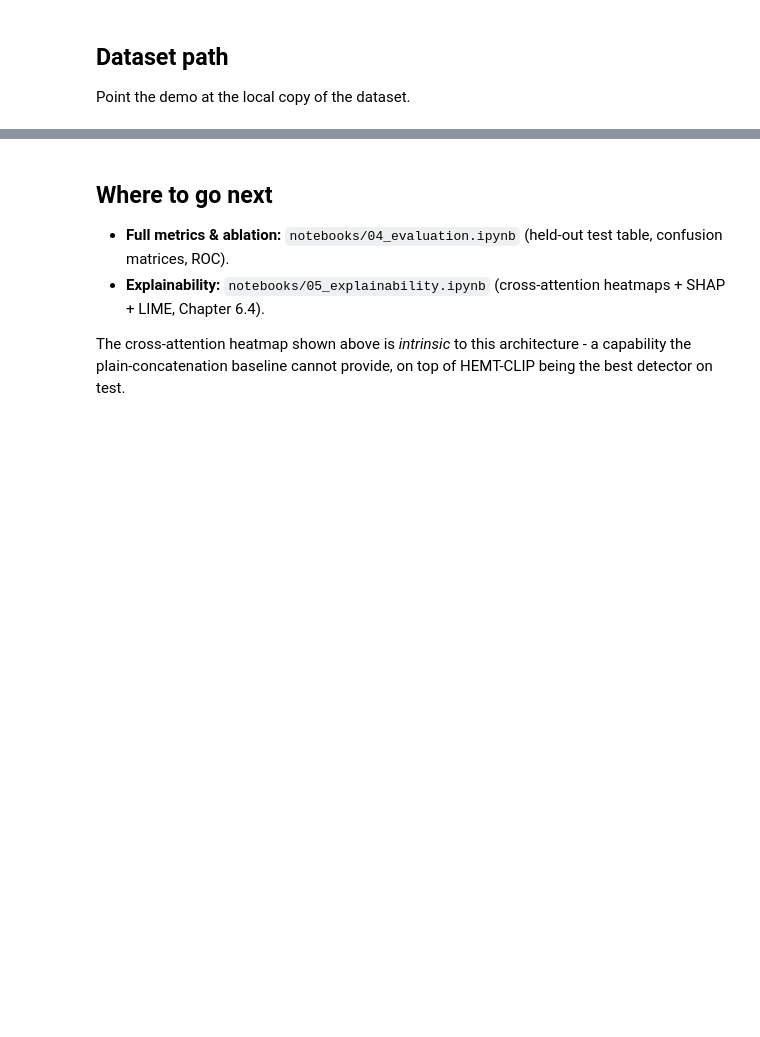
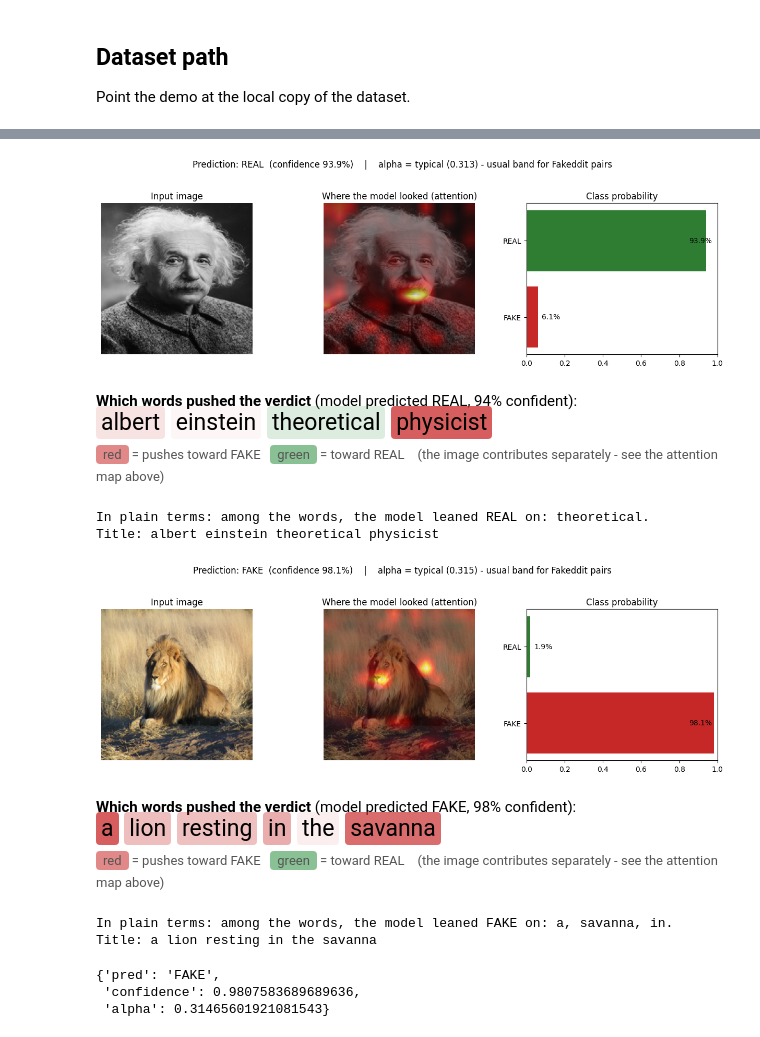
Before and after one commit to staharizvi/hemt-clip-fnd, a Jupyter notebook: notebooks/06_demo.ipynb, the cells around one changed output, grey strips where cells are left out. Cells and saved outputs as stored; diff of their text form; code cells hidden in the pictures; blank space fills up the shorter version.

```diff
--- a/notebooks/06_demo.ipynb
+++ b/notebooks/06_demo.ipynb
@@ -258,15 +389,21 @@ Paste any headline and point at an image to get a live prediction. This is the m
 # %%
-# Try your own example.
-#   - Replace `my_title` with any headline.
-#   - For `my_image`, point at an uploaded file:  Image.open('/content/my_photo.jpg')
-#     (use the Colab file browser on the left to upload), or reuse a loaded test sample.
-my_title = samples[0]['text']
-my_image = samples[0]['image']
-
-analyze(my_title, my_image)
+demo("albert einstein, theoretical physicist",
+       "https://commons.wikimedia.org/wiki/Special:FilePath/Albert_Einstein_Head.jpg")        # REAL
+demo("a lion resting in the savanna",
+       "https://commons.wikimedia.org/wiki/Special:FilePath/Lion_waiting_in_Namibia.jpg")                  #  aim: REAL
+# %% [output]
+[figure, added]
+Which words pushed the verdict (model predicted REAL, 94% confident):
+albert einstein theoretical physicist
+red = pushes toward FAKE green = toward REAL (the image contributes separately - see the attention map above)
+In plain terms: among the words, the model leaned REAL on: theoretical.
+Title: albert einstein theoretical physicist
+[figure, added]
+Which words pushed the verdict (model predicted FAKE, 98% confident):
+a lion resting in the savanna
+red = pushes toward FAKE green = toward REAL (the image contributes separately - see the attention map above)
+In plain terms: among the words, the model leaned FAKE on: a, savanna, in.
+Title: a lion resting in the savanna
+{'pred': 'FAKE',
+ 'confidence': 0.9807583689689636,
+ 'alpha': 0.31465601921081543}
-# %% [markdown]
-## Where to go next
-- **Full metrics & ablation:** `notebooks/04_evaluation.ipynb` (held-out test table, confusion matrices, ROC).
-- **Explainability:** `notebooks/05_explainability.ipynb` (cross-attention heatmaps + SHAP + LIME, Chapter 6.4).
-
-The cross-attention heatmap shown above is *intrinsic* to this architecture - a capability the plain-concatenation baseline cannot provide, on top of HEMT-CLIP being the best detector on test.
```
Also changed, not shown: parts of 15 cells of this notebook, 7 other files.
